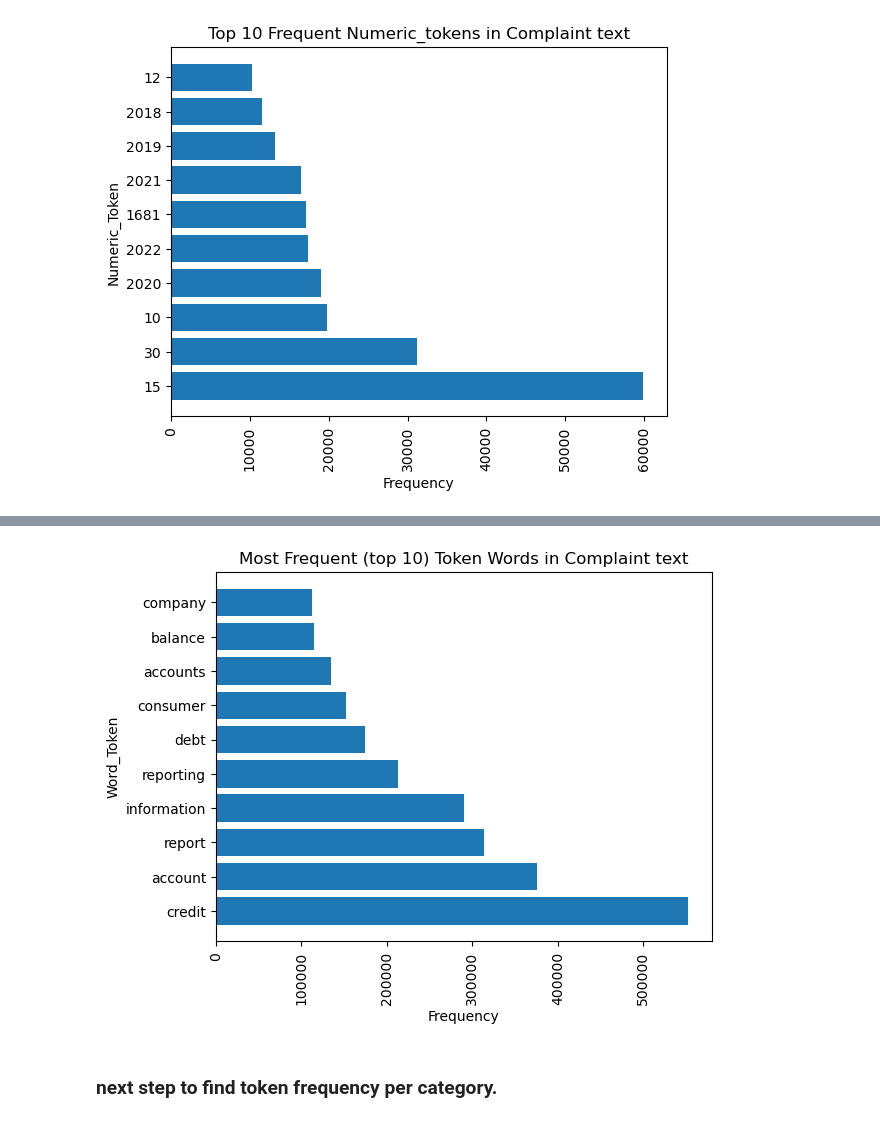
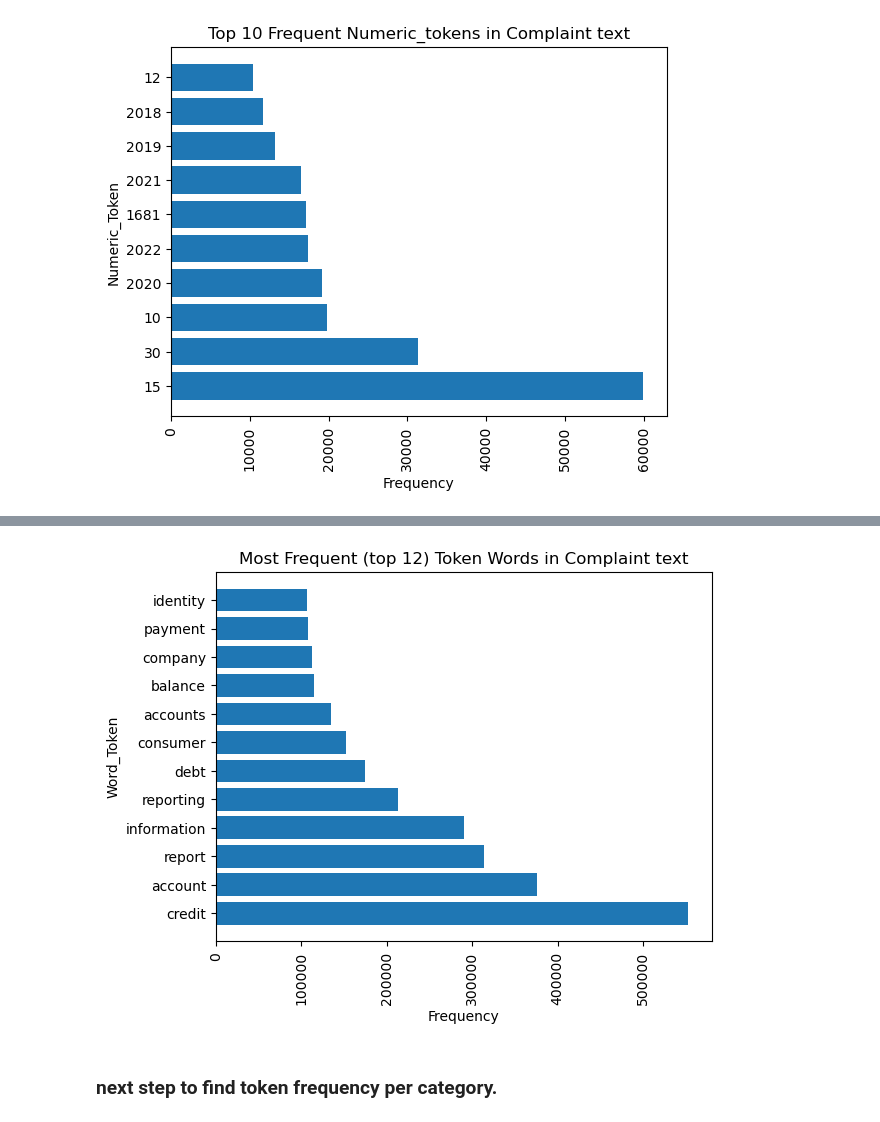
Before and after one commit to nss-data-science-cohort-6/cfpb_text_classification-gangsta-s-paradise, a Jupyter notebook: notebooks/smita_cfbp1.ipynb, the cells around one changed output, grey strips where cells are left out. Saved outputs shown, nothing was run; the diff lists cells and outputs as text; code cells hidden in the pictures.

```diff
--- a/notebooks/smita_cfbp1.ipynb
+++ b/notebooks/smita_cfbp1.ipynb
@@ -159,7 +159,11 @@ reviews['Consumer complaint narrative']
 353431    i have tried to contact cash app about a fraud...
 Name: Consumer complaint narrative, Length: 353432, dtype: object
 # %%
-reviews['complaint_clean'] = reviews['Consumer complaint narrative'].str.replace('X', '').str.replace('//', '').str.replace('.00', '')
+# reviews['complaint_clean'] = reviews['Consumer complaint narrative'].str.replace('X', '').str.replace('//', '').str.replace('.00', '')
+
+reviews['complaint_clean'] = (reviews['Consumer complaint narrative'].str.replace('X', '')
+                                 .str.replace('//', '').str.replace('.00', '').str.replace('xxxx', '')
+                                 .str.replace('xx', ''))
 # %%
 X = reviews[['Consumer complaint narrative']]
 y = reviews['Issue']
@@ -350,20 +373,20 @@ plt.show()
 # %%
 (word_counts1[~word_counts1['words'].str.isnumeric()].
  sort_values('frequency',ascending=False)
-.iloc[2:12]) #69814 rows × 2 columns. Top two  were XXXX (4146048) and xx (821131)
+.iloc[0:12]) #69814 rows × 2 columns. Top two  were XXXX (4146048) and xx (821131); 67003 rows × 2 column
 
 plt.barh((word_counts1[~word_counts1['words'].str.isnumeric()].
  sort_values('frequency',ascending=False)
-.iloc[2:12]).words, (word_counts1[~word_counts1['words'].str.isnumeric()].
+.iloc[0:12]).words, (word_counts1[~word_counts1['words'].str.isnumeric()].
  sort_values('frequency',ascending=False)
-.iloc[2:12]).frequency)
+.iloc[0:12]).frequency)
 plt.xticks(rotation=90)
 plt.xlabel("Frequency")
 plt.ylabel("Word_Token")
-plt.title("Most Frequent (top 10) Token Words in Complaint text")
+plt.title("Most Frequent (top 12) Token Words in Complaint text")
 plt.show()
 # %% [output]
-[figure, old version]
+[figure, new version]
 # %% [markdown]
 ### next step to find token frequency per category.
 # %%
```
Also changed, not shown: parts of 65 cells of this notebook.
